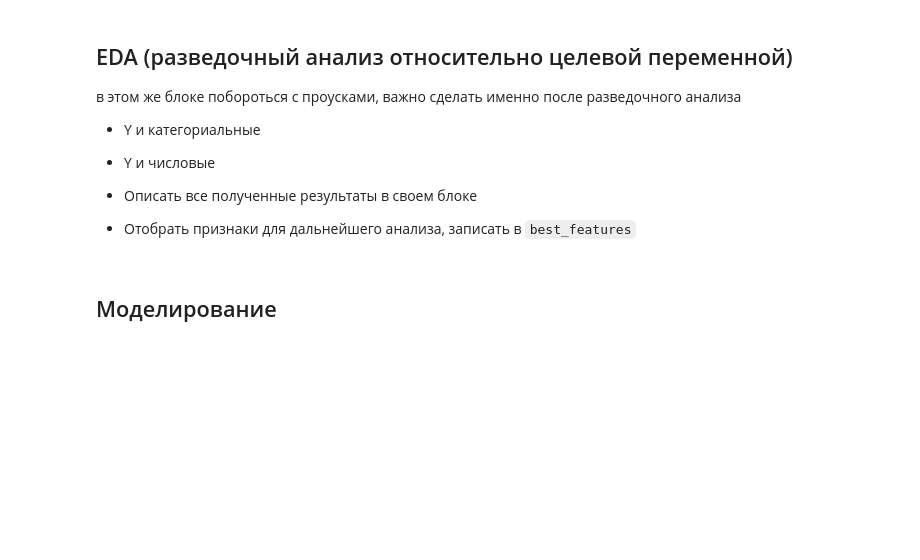
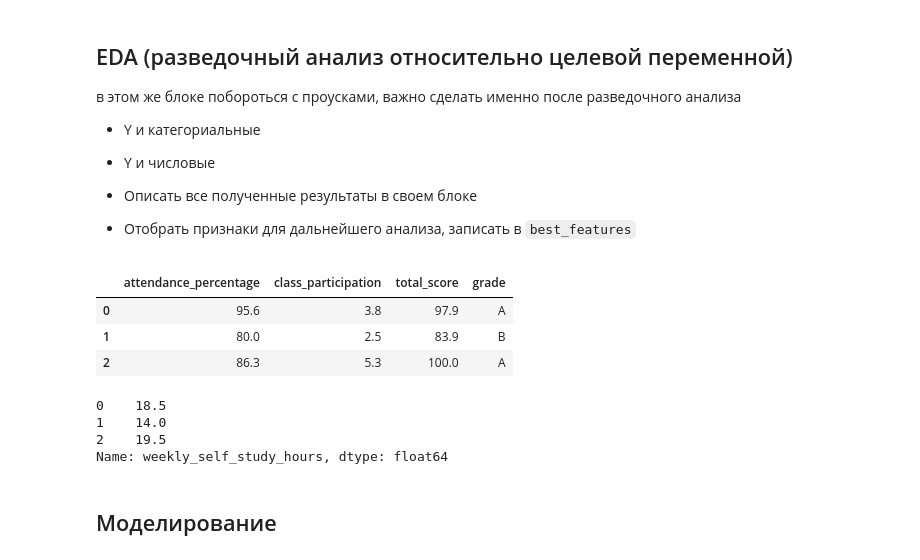
Before and after one commit to Qweeckusha/vvsu_mml, a Jupyter notebook: Домашнее_задание_2.ipynb, the cells around one changed output. Saved outputs shown, nothing was run; the diff lists cells and outputs as text; code cells hidden in the pictures; blank space fills up the shorter version.

````diff
--- a/Домашнее_задание_2.ipynb
+++ b/Домашнее_задание_2.ipynb
@@ -34,4 +64,18 @@ X = df.drop('you_variable', axis=1)
 - Описать все полученные результаты в своем блоке
 
 - Отобрать признаки для дальнейшего анализа, записать в ```best_features```
+# %%
+X.head(n=3)
+# %% [output]
+|  | attendance_percentage | class_participation | total_score | grade |
+| 0 | 95.6 | 3.8 | 97.9 | A |
+| 1 | 80.0 | 2.5 | 83.9 | B |
+| 2 | 86.3 | 5.3 | 100.0 | A |
+# %%
+y.head(n=3)
+# %% [output]
+0    18.5
+1    14.0
+2    19.5
+Name: weekly_self_study_hours, dtype: float64
 # %%
````
Also changed, not shown: parts of 16 cells of this notebook.
